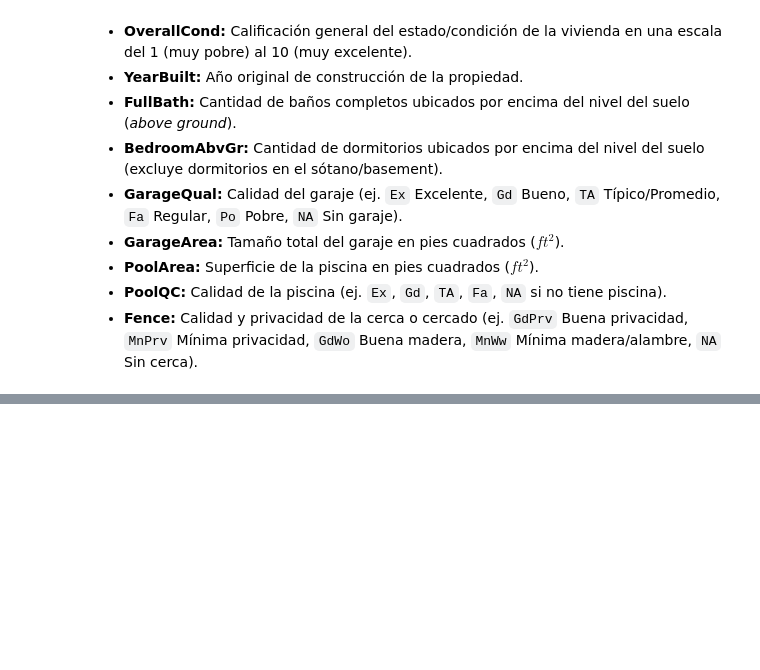
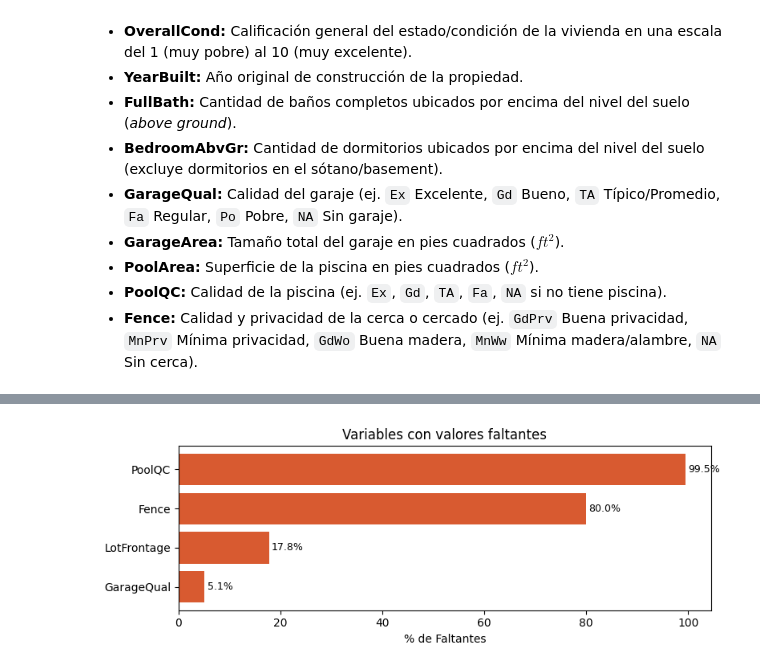
Before and after one commit to AlesioRios/Laboratorio-de-Datos-II, a Jupyter notebook: Lab_de_Datos_II_TP2.ipynb, the cells around one changed output, grey strips where cells are left out. Drawn from its saved outputs; the diff is of its cells as text; code cells hidden in the pictures; blank space fills up the shorter version.

```diff
--- a/Lab_de_Datos_II_TP2.ipynb
+++ b/Lab_de_Datos_II_TP2.ipynb
@@ -169,0 +145,14 @@ object
+# %%
+df['SalePrice'] = df['SalePrice'].astype(int)
+df['LotFrontage'] = pd.to_numeric(df['LotFrontage'], errors='coerce')
+
+#Chequeamos que son int64 y float64 respectivamente
+assert df['SalePrice'].dtype == 'int64'
+assert df['LotFrontage'].dtype == 'float64'
+
+resumen = armar_resumen(df)
+
+display(resumen)
+graficar_faltantes(resumen, umbral=0)
+df.head()
+# %% [output]
@@ -169,0 +174 @@ object
+[figure, added]
```
Also changed, not shown: parts of 36 cells of this notebook.
